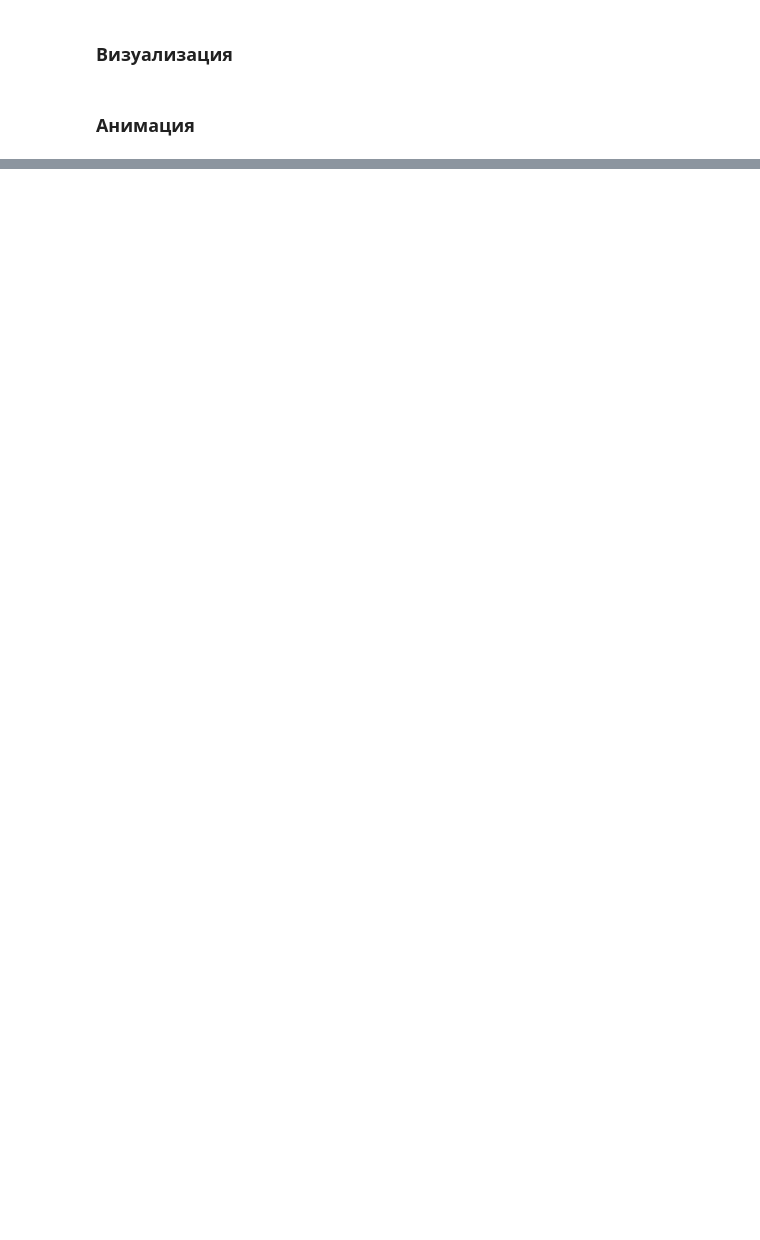
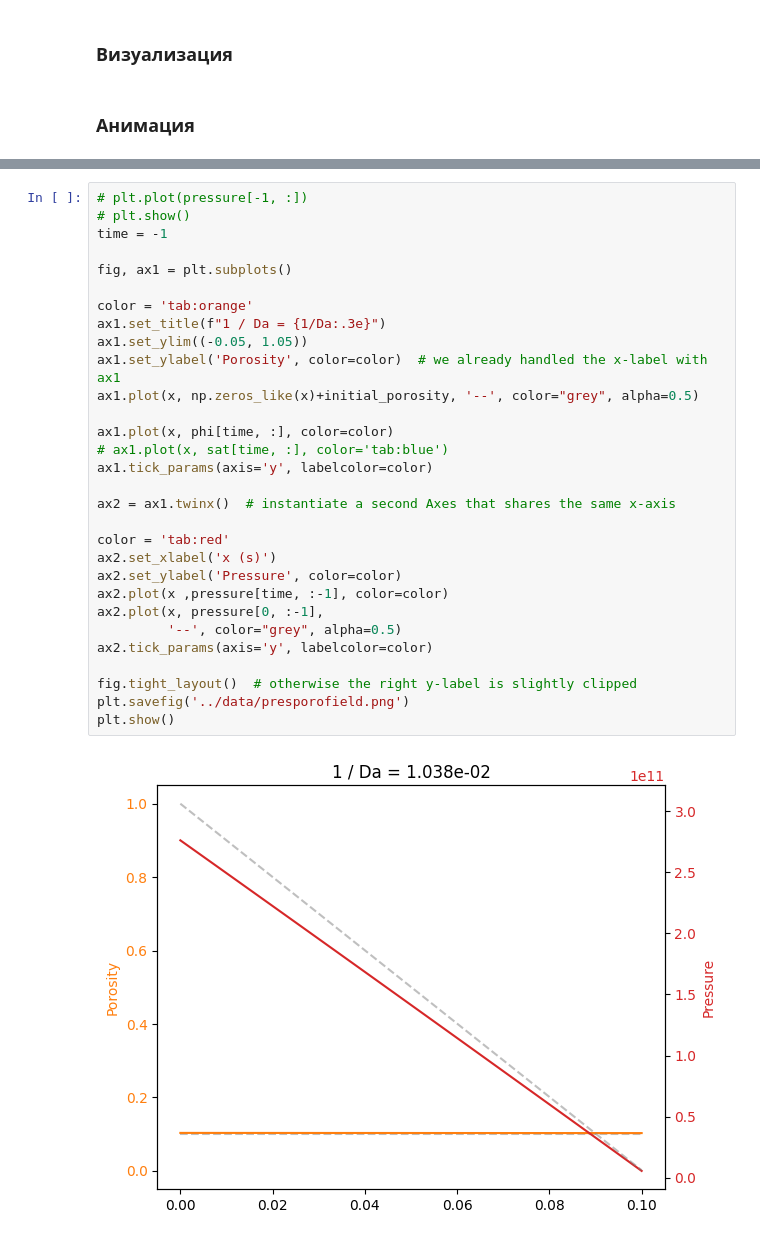
Before and after one commit to lnrSmglln/Carbonate-Acidizing-Modeling, a Jupyter notebook: 2phase/reaction with porous medium.ipynb, the cells around one changed output, grey strips where cells are left out. Saved outputs shown, nothing was run; the diff lists cells and outputs as text; blank space fills up the shorter version.

```diff
--- a/2phase/reaction with porous medium.ipynb
+++ b/2phase/reaction with porous medium.ipynb
@@ -736,0 +796,32 @@ new_colors = [
+# %%
+# plt.plot(pressure[-1, :])
+# plt.show()
+time = -1
+
+fig, ax1 = plt.subplots()
+
+color = 'tab:orange'
+ax1.set_title(f"1 / Da = {1/Da:.3e}")
+ax1.set_ylim((-0.05, 1.05))
+ax1.set_ylabel('Porosity', color=color)  # we already handled the x-label with ax1
+ax1.plot(x, np.zeros_like(x)+initial_porosity, '--', color="grey", alpha=0.5)
+
+ax1.plot(x, phi[time, :], color=color)
+# ax1.plot(x, sat[time, :], color='tab:blue')
+ax1.tick_params(axis='y', labelcolor=color)
+
+ax2 = ax1.twinx()  # instantiate a second Axes that shares the same x-axis
+
+color = 'tab:red'
+ax2.set_xlabel('x (s)')
+ax2.set_ylabel('Pressure', color=color)
+ax2.plot(x ,pressure[time, :-1], color=color)
+ax2.plot(x, pressure[0, :-1],
+         '--', color="grey", alpha=0.5)
+ax2.tick_params(axis='y', labelcolor=color)
+
+fig.tight_layout()  # otherwise the right y-label is slightly clipped
+plt.savefig('../data/presporofield.png')
+plt.show()
+# %% [output]
+[figure, added]
```
Also changed, not shown: parts of 13 cells of this notebook, 5 other files.
